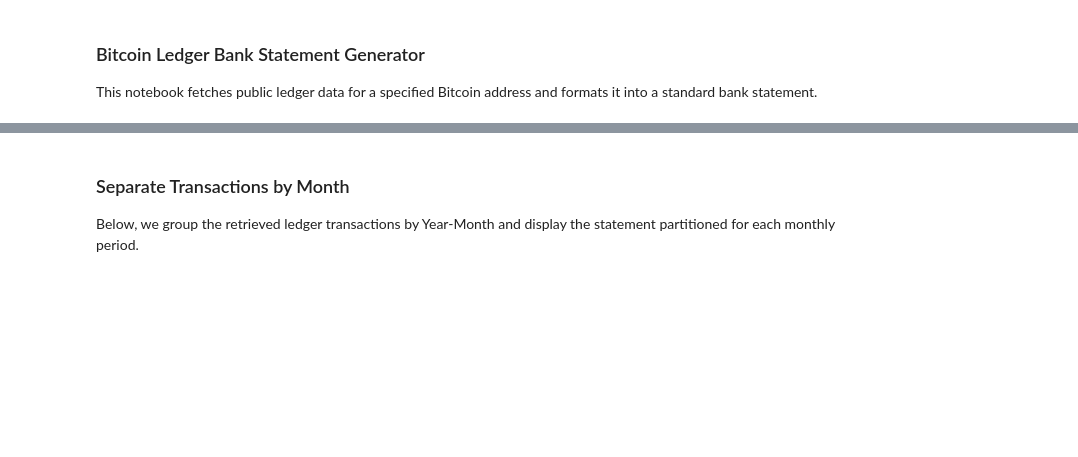
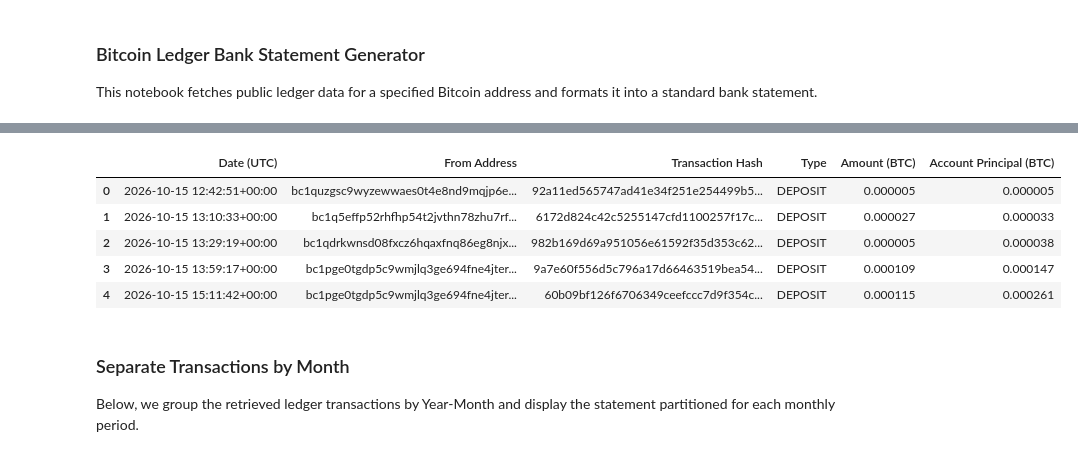
Before and after one commit to ggalarza1/BTC_accounting, a Jupyter notebook: Bitcoin_ledger_bank_statement_generator.ipynb, the cells around one changed output, grey strips where cells are left out. Cells and saved outputs as stored; diff of their text form; code cells hidden in the pictures; blank space fills up the shorter version.

```diff
--- a/Bitcoin_ledger_bank_statement_generator.ipynb
+++ b/Bitcoin_ledger_bank_statement_generator.ipynb
@@ -74,0 +97,84 @@ except Exception as e:
+# %%
+def get_all_bitcoin_transactions(btc_address, max_transactions=500):
+    """
+    Fetches more transactions for a given Bitcoin address by paginating
+    using the 'offset' parameter on the blockchain.info raw address endpoint.
+    """
+    all_txs = []
+    offset = 0
+    limit = 50  # Fetch 50 at a time (API standard limit size)
+    final_balance = 0.0
+
+    print(f"Starting data fetch for address: {btc_address}")
+
+    while True:
+        url = f"https://blockchain.info/rawaddr/{btc_address}?limit={limit}&offset={offset}"
+        response = requests.get(url)
+        if response.status_code != 200:
+            print(f"Stopped fetching. Server returned status code {response.status_code}.")
+            break
+
+        data = response.json()
+        txs = data.get("txs", [])
+        final_balance = data.get("final_balance", 0) / 1e8
+
+        if not txs:
+            # No more transactions to fetch
+            break
+
+        all_txs.extend(txs)
+        print(f"Fetched transactions {offset} to {offset + len(txs)}...")
+
+        # Stop if we reach our target limit
+        if len(all_txs) >= max_transactions:
+            print(f"Reached specified fetch cap of {max_transactions} transactions.")
+            all_txs = all_txs[:max_transactions]
+            break
+
+        offset += limit
+
+    print(f"Total unique transactions fetched: {len(all_txs)}")
+
+    # Rebuild statement dataset with complete chronological running balance calculation
+    statement_records = []
+    sorted_txs = sorted(all_txs, key=lambda x: x.get("time", 0))
+    running_balance = 0.0
+
+    for tx in sorted_txs:
+        tx_hash = tx.get("hash")
+        timestamp = tx.get("time")
+        date_dt = datetime.fromtimestamp(timestamp, timezone.utc)
+
+        inputs_list = tx.get("inputs", [])
+        source_addresses = [inp.get("prev_out", {}).get("addr", "Unknown") for inp in inputs_list if inp.get("prev_out", {}).get("addr") is not None]
+        source_address_str = ", ".join(set(source_addresses)) if source_addresses else "Unknown/Coinbase"
+
+        inputs_sum = sum(inp.get("prev_out", {}).get("value", 0) for inp in inputs_list if inp.get("prev_out", {}).get("addr") == btc_address)
+        outputs_sum = sum(out.get("value", 0) for out in tx.get("out", []) if out.get("addr") == btc_address)
+
+        sent = inputs_sum / 1e8
+        received = outputs_sum / 1e8
+        net_flow = received - sent
+        tx_type = "DEPOSIT" if net_flow > 0 else "WITHDRAWAL"
+
+        running_balance += net_flow
+
+        statement_records.append({
+            "Date (UTC)": date_dt,
+            "From Address": source_address_str,
+            "Transaction Hash": tx_hash,
+            "Type": tx_type,
+            "Amount (BTC)": abs(net_flow),
+            "Account Principal (BTC)": running_balance
+        })
+
+    df = pd.DataFrame(statement_records)
+    return df, final_balance
+
+# Let's attempt to fetch up to 300 transactions to see more history!
+try:
+    df_large_statement, current_bal = get_all_bitcoin_transactions(example_address, max_transactions=300)
+    display(df_large_statement.head(5))
+except Exception as e:
+    print(f"An error occurred while fetching complete history: {e}")
+# %% [output]
@@ -75,3 +187,9 @@ except Exception as e:
+|  | Date (UTC) | From Address | Transaction Hash | Type | Amount (BTC) | Account Principal (BTC) |
+| 0 | 2026-10-15 12:42:51+00:00 | bc1quzgsc9wyzewwaes0t4e8nd9mqjp6e... | 92a11ed565747ad41e34f251e254499b5... | DEPOSIT | 0.000005 | 0.000005 |
+| 1 | 2026-10-15 13:10:33+00:00 | bc1q5effp52rhfhp54t2jvthn78zhu7rf... | 6172d824c42c5255147cfd1100257f17c... | DEPOSIT | 0.000027 | 0.000033 |
+| 2 | 2026-10-15 13:29:19+00:00 | bc1qdrkwnsd08fxcz6hqaxfnq86eg8njx... | 982b169d69a951056e61592f35d353c62... | DEPOSIT | 0.000005 | 0.000038 |
+| 3 | 2026-10-15 13:59:17+00:00 | bc1pge0tgdp5c9wmjlq3ge694fne4jter... | 9a7e60f556d5c796a17d66463519bea54... | DEPOSIT | 0.000109 | 0.000147 |
+| 4 | 2026-10-15 15:11:42+00:00 | bc1pge0tgdp5c9wmjlq3ge694fne4jter... | 60b09bf126f6706349ceefccc7d9f354c... | DEPOSIT | 0.000115 | 0.000261 |
 # %% [markdown]
 ### Separate Transactions by Month
 Below, we group the retrieved ledger transactions by Year-Month and display the statement partitioned for each monthly period.
```
Also changed, not shown: parts of 4 cells of this notebook.
